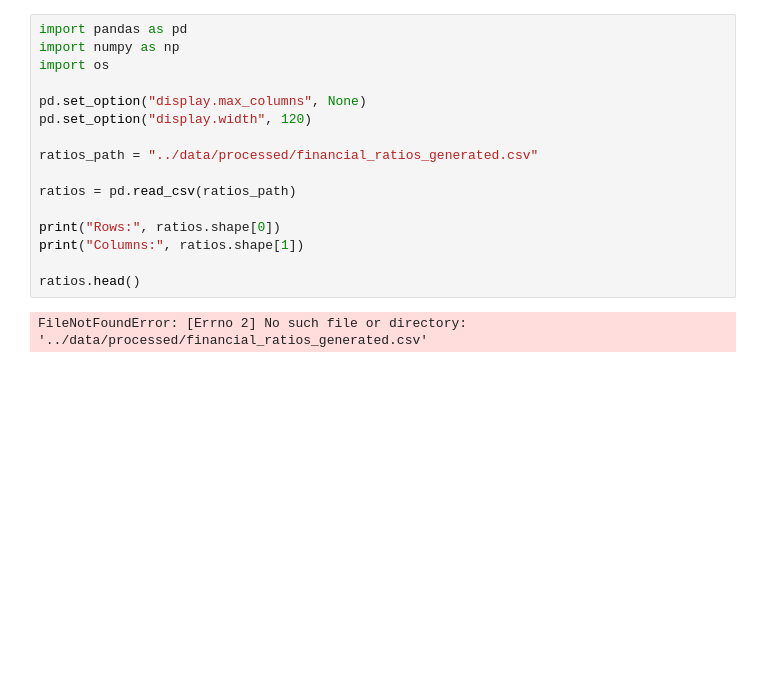
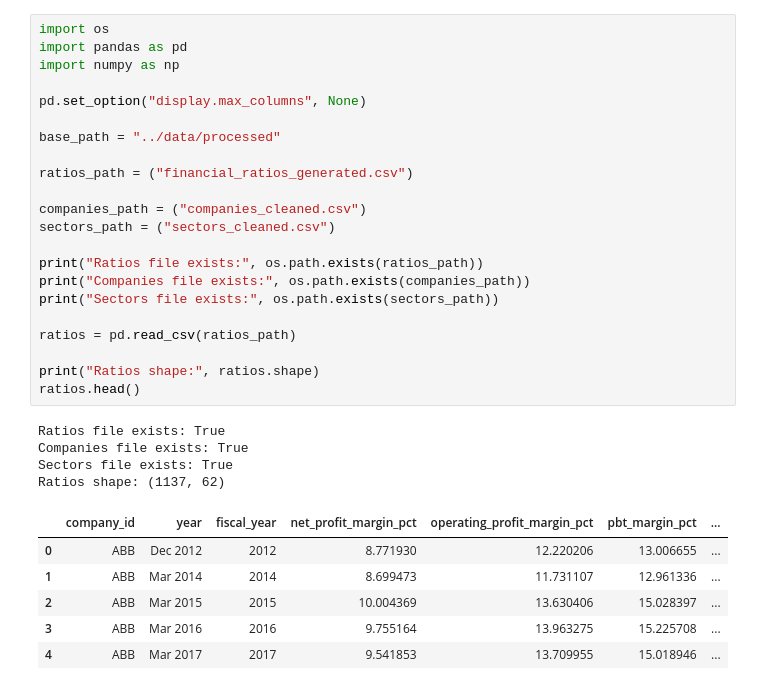
Before and after one commit to gundalarakesh262-cpu/nifty100-financial-intelligence, a Jupyter notebook: notebooks/Investment_Screener.ipynb, the cells around one changed output. Cells and saved outputs as stored; diff of their text form; blank space fills up the shorter version.

```diff
--- a/notebooks/Investment_Screener.ipynb
+++ b/notebooks/Investment_Screener.ipynb
@@ -1,20 +1,35 @@
 # %% [markdown]
 <a href="https://colab.research.google.com/github/gundalarakesh262-cpu/nifty100-financial-intelligence/blob/main/notebooks/Investment_Screener.ipynb" target="_parent"><img src="https://colab.research.google.com/assets/colab-badge.svg" alt="Open In Colab"/></a>
 # %%
+import os
 import pandas as pd
 import numpy as np
-import os
 
 pd.set_option("display.max_columns", None)
-pd.set_option("display.width", 120)
 
-ratios_path = "../data/processed/financial_ratios_generated.csv"
+base_path = "../data/processed"
+
+ratios_path = ("financial_ratios_generated.csv")
+
+companies_path = ("companies_cleaned.csv")
+sectors_path = ("sectors_cleaned.csv")
+
+print("Ratios file exists:", os.path.exists(ratios_path))
+print("Companies file exists:", os.path.exists(companies_path))
+print("Sectors file exists:", os.path.exists(sectors_path))
 
 ratios = pd.read_csv(ratios_path)
 
-print("Rows:", ratios.shape[0])
-print("Columns:", ratios.shape[1])
-
+print("Ratios shape:", ratios.shape)
 ratios.head()
 # %% [output]
-FileNotFoundError: [Errno 2] No such file or directory: '../data/processed/financial_ratios_generated.csv'
+Ratios file exists: True
+Companies file exists: True
+Sectors file exists: True
+Ratios shape: (1137, 62)
+|  | company_id | year | fiscal_year | net_profit_margin_pct | operating_profit_margin_pct | pbt_margin_pct | ... |
+| 0 | ABB | Dec 2012 | 2012 | 8.771930 | 12.220206 | 13.006655 | ... |
+| 1 | ABB | Mar 2014 | 2014 | 8.699473 | 11.731107 | 12.961336 | ... |
+| 2 | ABB | Mar 2015 | 2015 | 10.004369 | 13.630406 | 15.028397 | ... |
+| 3 | ABB | Mar 2016 | 2016 | 9.755164 | 13.963275 | 15.225708 | ... |
+| 4 | ABB | Mar 2017 | 2017 | 9.541853 | 13.709955 | 15.018946 | ... |
```
Also changed, not shown: parts of 7 cells of this notebook.
